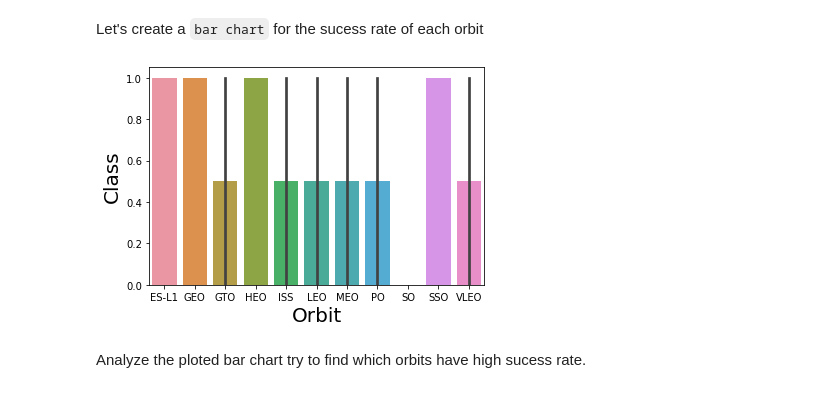
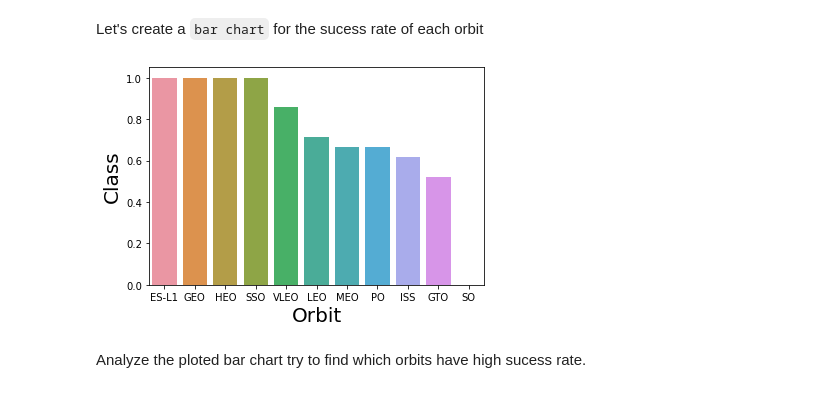
Before and after one commit to dc-gustavo/IBM-Data-Sience-Capstone-Project, a Jupyter notebook: EDA with Data Visualization.ipynb, the cells around one changed output. Drawn from its saved outputs; the diff is of its cells as text; code cells hidden in the pictures.

```diff
--- a/EDA with Data Visualization.ipynb
+++ b/EDA with Data Visualization.ipynb
@@ -55,7 +55,7 @@ df=pd.read_csv("https://cf-courses-data.s3.us.cloud-object-storage.appdomain.clo
 
 # If you were unable to complete the previous lab correctly you can uncomment and load this csv
 
-# df = pd.read_csv('https://cf-courses-data.s3.us.cloud-object-storage.appdomain.cloud/IBMDeveloperSkillsNetwork-DS0701EN-SkillsNetwork/api/dataset_part_2.csv')
+df = pd.read_csv('https://cf-courses-data.s3.us.cloud-object-storage.appdomain.cloud/IBMDeveloperSkillsNetwork-DS0701EN-SkillsNetwork/api/dataset_part_2.csv')
 
 df.head(5)
 # %% [output]
@@ -116,14 +116,14 @@ Next, we want to visually check if there are any relationship between success ra
 Let's create a `bar chart` for the sucess rate of each orbit
 # %%
 # HINT use groupby method on Orbit column and get the mean of Class column
-group = df.groupby(['Orbit', 'Class'])['Class'].agg(['mean']).reset_index()
-sns.barplot(y="Class", x="Orbit", data=group)
+group = df.groupby(['Orbit'])['Class'].mean().reset_index().sort_values(by='Class', ascending=False)
+sns.barplot(y="Class", x="Orbit", data=group, ci= None)
 
 plt.xlabel("Orbit",fontsize=20)
 plt.ylabel("Class",fontsize=20)
 plt.show()
 # %% [output]
-[figure, old version]
+[figure, new version]
 # %% [markdown]
 Analyze the ploted bar chart try to find which orbits have high sucess rate.
 # %% [markdown]
```
Also changed, not shown: parts of 5 cells of this notebook.
